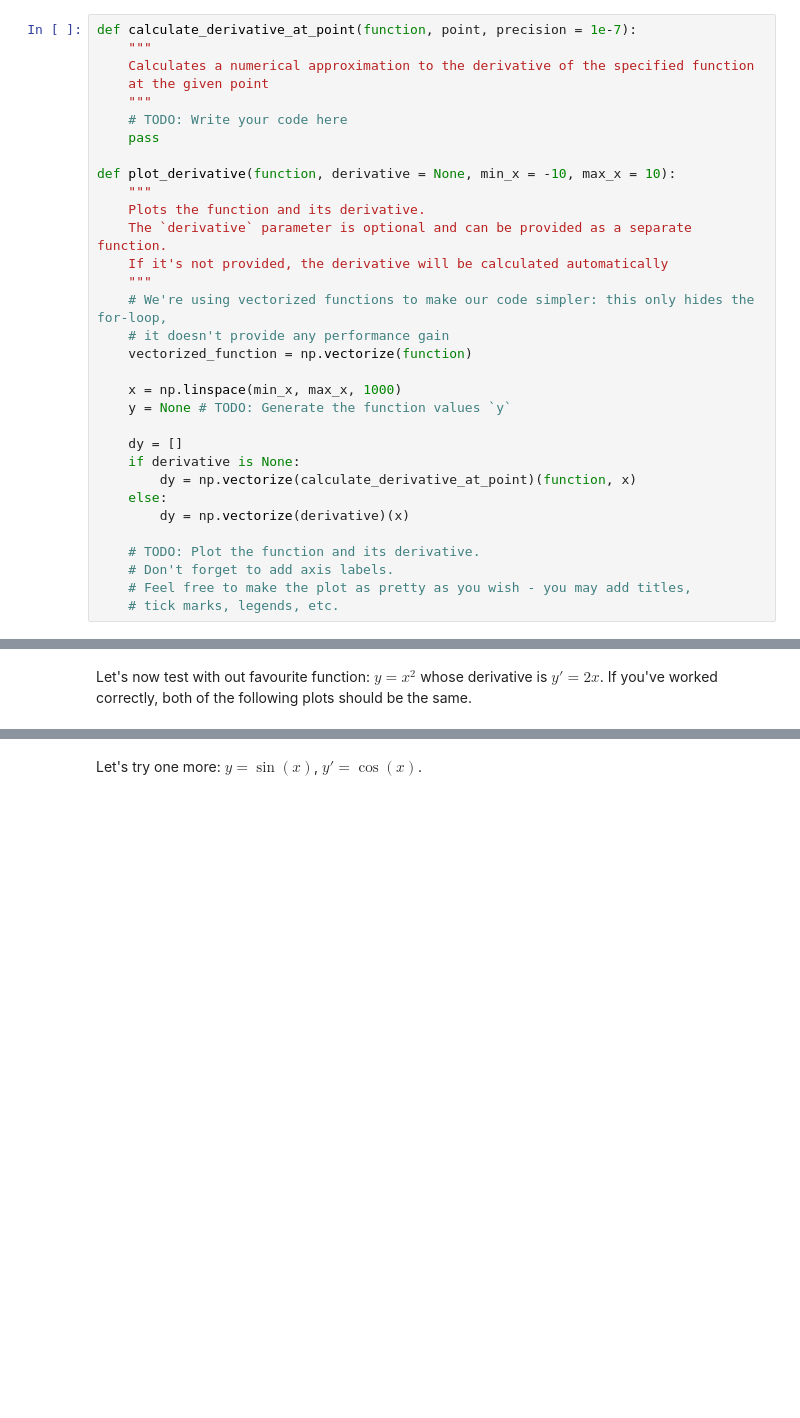
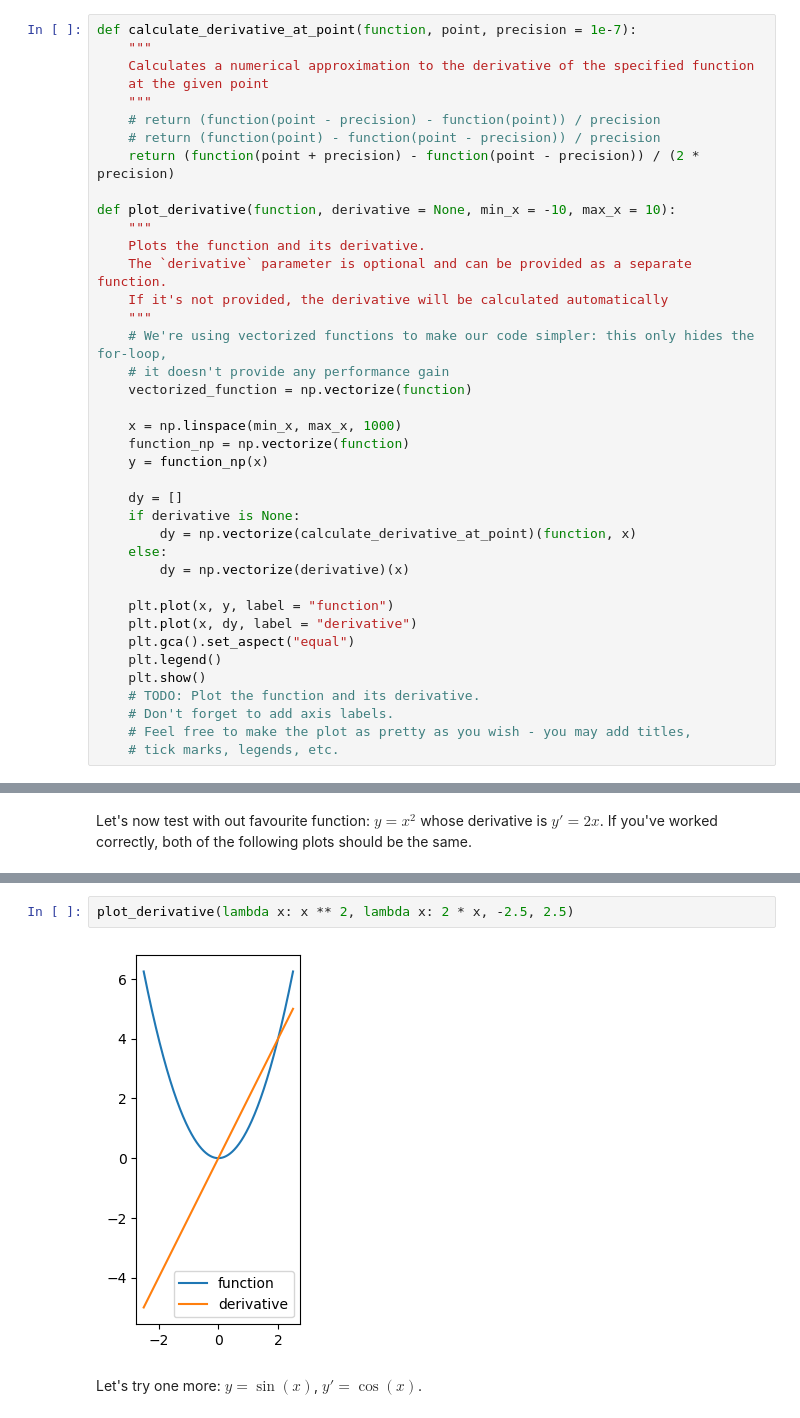
Before and after one commit to GalkaKG/Math-Concepts-for-Developers, a Jupyter notebook: 08. Exercise Calculus/Calculus Exercise.ipynb, the cells around one changed output, grey strips where cells are left out. Cells and saved outputs as stored; diff of their text form; blank space fills up the shorter version.

```diff
--- a/08. Exercise Calculus/Calculus Exercise.ipynb
+++ b/08. Exercise Calculus/Calculus Exercise.ipynb
@@ -20,8 +19,9 @@ def calculate_derivative_at_point(function, point, precision = 1e-7):
     Calculates a numerical approximation to the derivative of the specified function
     at the given point
     """
-    # TODO: Write your code here
-    pass
+    # return (function(point - precision) - function(point)) / precision
+    # return (function(point) - function(point - precision)) / precision
+    return (function(point + precision) - function(point - precision)) / (2 * precision)
 
 def plot_derivative(function, derivative = None, min_x = -10, max_x = 10):
     """
@@ -34,7 +34,8 @@ def plot_derivative(function, derivative = None, min_x = -10, max_x = 10):
     vectorized_function = np.vectorize(function)
 
     x = np.linspace(min_x, max_x, 1000)
-    y = None # TODO: Generate the function values `y`
+    function_np = np.vectorize(function)
+    y = function_np(x)
 
     dy = []
     if derivative is None:
@@ -42,6 +43,11 @@ def plot_derivative(function, derivative = None, min_x = -10, max_x = 10):
     else:
         dy = np.vectorize(derivative)(x)
 
+    plt.plot(x, y, label = "function")
+    plt.plot(x, dy, label = "derivative")
+    plt.gca().set_aspect("equal")
+    plt.legend()
+    plt.show()
     # TODO: Plot the function and its derivative.
     # Don't forget to add axis labels.
     # Feel free to make the plot as pretty as you wish - you may add titles,
@@ -54,3 +71,7 @@ plot_derivative(lambda x: x ** 2) # The derivative is not pre-calculated, should
+# %%
+plot_derivative(lambda x: x ** 2, lambda x: 2 * x, -2.5, 2.5)
+# %% [output]
+[figure, added]
 # %% [markdown]
 Let's try one more: $y = \sin(x)$, $y'= \cos(x)$.
 # %%
```
Also changed, not shown: parts of 9 cells of this notebook.
